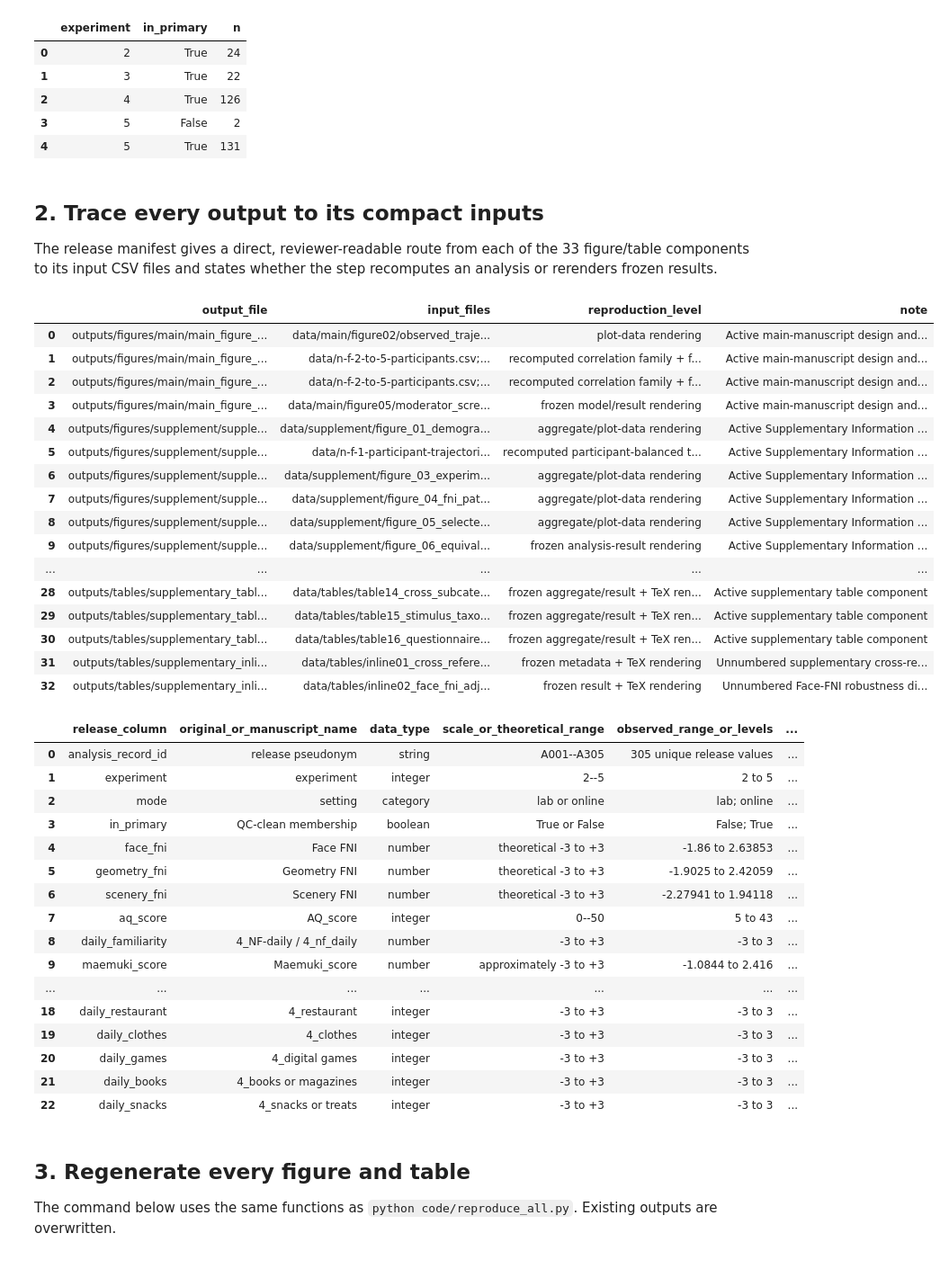
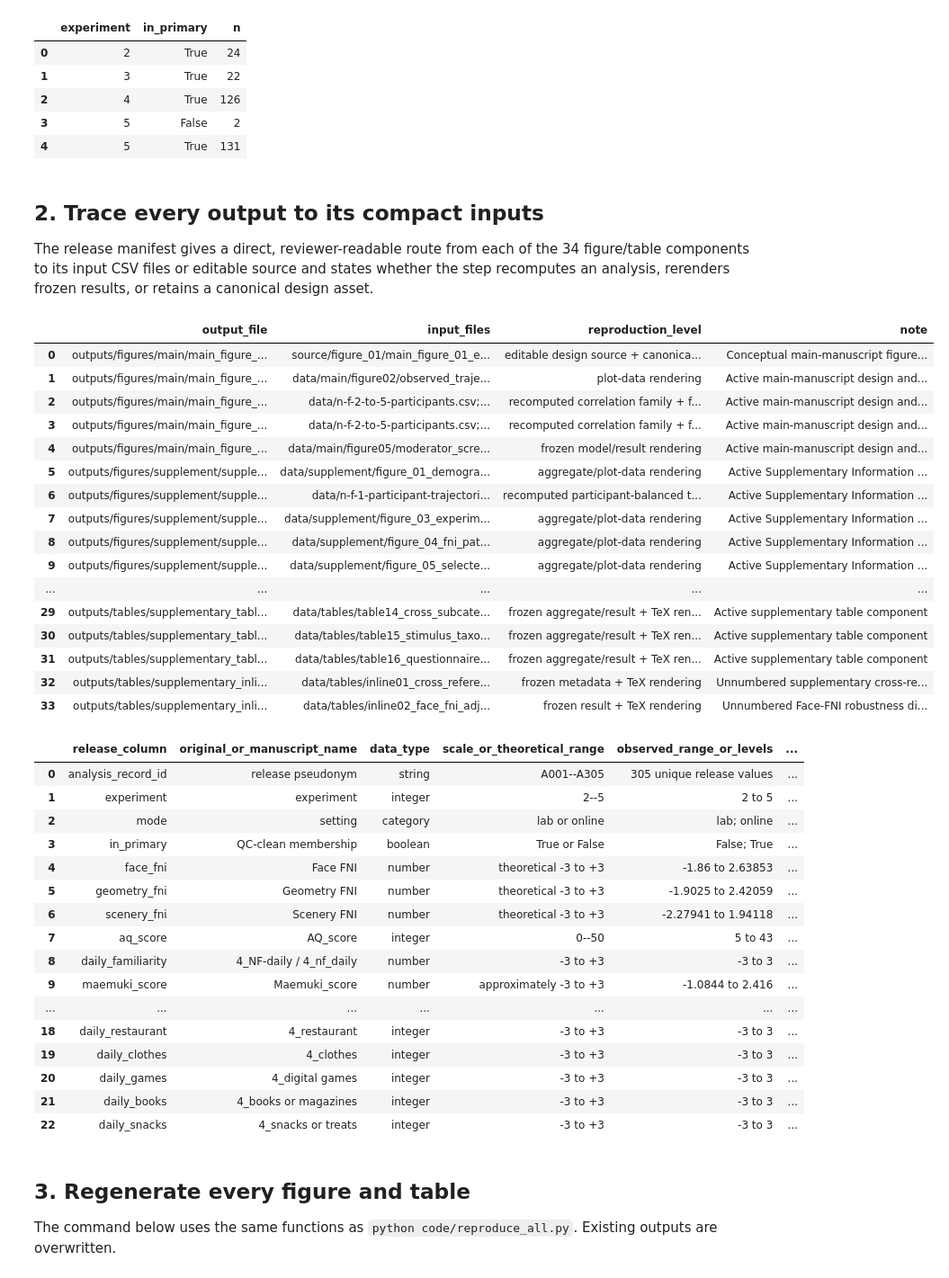
Before and after one commit to cantonsir/familiarity-novelty-analysis-reproducibility, a Jupyter notebook: notebooks/01_figures_and_tables_from_preprocessed_data.ipynb, the cells around one changed output. Shown at 90% size. Cells and saved outputs as stored; diff of their text form; code cells hidden in the pictures.

```diff
--- a/notebooks/01_figures_and_tables_from_preprocessed_data.ipynb
+++ b/notebooks/01_figures_and_tables_from_preprocessed_data.ipynb
@@ -67,32 +67,32 @@ display(cohorts)
 # %% [markdown]
 ## 2. Trace every output to its compact inputs
 
-The release manifest gives a direct, reviewer-readable route from each of the 33 figure/table components to its input CSV files and states whether the step recomputes an analysis or rerenders frozen results.
+The release manifest gives a direct, reviewer-readable route from each of the 34 figure/table components to its input CSV files or editable source and states whether the step recomputes an analysis, rerenders frozen results, or retains a canonical design asset.
 # %%
 output_inputs = pd.read_csv(ROOT / 'data' / 'output_input_manifest.csv')
 data_dictionary = pd.read_csv(ROOT / 'data' / 'participant_data_dictionary.csv')
-assert len(output_inputs) == 33
+assert len(output_inputs) == 34
 assert set(participants.columns) == set(data_dictionary['release_column'])
 display(output_inputs)
 display(data_dictionary)
 # %% [output]
 |  | output_file | input_files | reproduction_level | note |
-| 0 | outputs/figures/main/main_figure_... | data/main/figure02/observed_traje... | plot-data rendering | Active main-manuscript design and... |
-| 1 | outputs/figures/main/main_figure_... | data/n-f-2-to-5-participants.csv;... | recomputed correlation family + f... | Active main-manuscript design and... |
+| 0 | outputs/figures/main/main_figure_... | source/figure_01/main_figure_01_e... | editable design source + canonica... | Conceptual main-manuscript figure... |
+| 1 | outputs/figures/main/main_figure_... | data/main/figure02/observed_traje... | plot-data rendering | Active main-manuscript design and... |
 | 2 | outputs/figures/main/main_figure_... | data/n-f-2-to-5-participants.csv;... | recomputed correlation family + f... | Active main-manuscript design and... |
-| 3 | outputs/figures/main/main_figure_... | data/main/figure05/moderator_scre... | frozen model/result rendering | Active main-manuscript design and... |
-| 4 | outputs/figures/supplement/supple... | data/supplement/figure_01_demogra... | aggregate/plot-data rendering | Active Supplementary Information ... |
-| 5 | outputs/figures/supplement/supple... | data/n-f-1-participant-trajectori... | recomputed participant-balanced t... | Active Supplementary Information ... |
-| 6 | outputs/figures/supplement/supple... | data/supplement/figure_03_experim... | aggregate/plot-data rendering | Active Supplementary Information ... |
-| 7 | outputs/figures/supplement/supple... | data/supplement/figure_04_fni_pat... | aggregate/plot-data rendering | Active Supplementary Information ... |
-| 8 | outputs/figures/supplement/supple... | data/supplement/figure_05_selecte... | aggregate/plot-data rendering | Active Supplementary Information ... |
-| 9 | outputs/figures/supplement/supple... | data/supplement/figure_06_equival... | frozen analysis-result rendering | Active Supplementary Information ... |
+| 3 | outputs/figures/main/main_figure_... | data/n-f-2-to-5-participants.csv;... | recomputed correlation family + f... | Active main-manuscript design and... |
+| 4 | outputs/figures/main/main_figure_... | data/main/figure05/moderator_scre... | frozen model/result rendering | Active main-manuscript design and... |
+| 5 | outputs/figures/supplement/supple... | data/supplement/figure_01_demogra... | aggregate/plot-data rendering | Active Supplementary Information ... |
+| 6 | outputs/figures/supplement/supple... | data/n-f-1-participant-trajectori... | recomputed participant-balanced t... | Active Supplementary Information ... |
+| 7 | outputs/figures/supplement/supple... | data/supplement/figure_03_experim... | aggregate/plot-data rendering | Active Supplementary Information ... |
+| 8 | outputs/figures/supplement/supple... | data/supplement/figure_04_fni_pat... | aggregate/plot-data rendering | Active Supplementary Information ... |
+| 9 | outputs/figures/supplement/supple... | data/supplement/figure_05_selecte... | aggregate/plot-data rendering | Active Supplementary Information ... |
 | ... | ... | ... | ... | ... |
-| 28 | outputs/tables/supplementary_tabl... | data/tables/table14_cross_subcate... | frozen aggregate/result + TeX ren... | Active supplementary table component |
-| 29 | outputs/tables/supplementary_tabl... | data/tables/table15_stimulus_taxo... | frozen aggregate/result + TeX ren... | Active supplementary table component |
-| 30 | outputs/tables/supplementary_tabl... | data/tables/table16_questionnaire... | frozen aggregate/result + TeX ren... | Active supplementary table component |
-| 31 | outputs/tables/supplementary_inli... | data/tables/inline01_cross_refere... | frozen metadata + TeX rendering | Unnumbered supplementary cross-re... |
-| 32 | outputs/tables/supplementary_inli... | data/tables/inline02_face_fni_adj... | frozen result + TeX rendering | Unnumbered Face-FNI robustness di... |
+| 29 | outputs/tables/supplementary_tabl... | data/tables/table14_cross_subcate... | frozen aggregate/result + TeX ren... | Active supplementary table component |
+| 30 | outputs/tables/supplementary_tabl... | data/tables/table15_stimulus_taxo... | frozen aggregate/result + TeX ren... | Active supplementary table component |
+| 31 | outputs/tables/supplementary_tabl... | data/tables/table16_questionnaire... | frozen aggregate/result + TeX ren... | Active supplementary table component |
+| 32 | outputs/tables/supplementary_inli... | data/tables/inline01_cross_refere... | frozen metadata + TeX rendering | Unnumbered supplementary cross-re... |
+| 33 | outputs/tables/supplementary_inli... | data/tables/inline02_face_fni_adj... | frozen result + TeX rendering | Unnumbered Face-FNI robustness di... |
 |  | release_column | original_or_manuscript_name | data_type | scale_or_theoretical_range | observed_range_or_levels | ... |
 | 0 | analysis_record_id | release pseudonym | string | A001--A305 | 305 unique release values | ... |
 | 1 | experiment | experiment | integer | 2--5 | 2 to 5 | ... |
```
Also changed, not shown: parts of 4 cells of this notebook, 14 other files.
